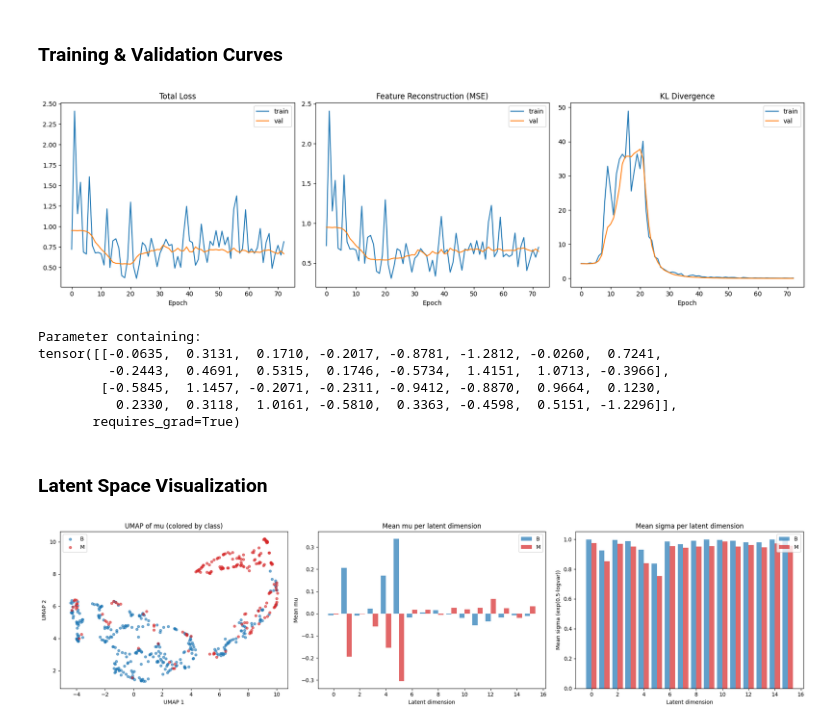
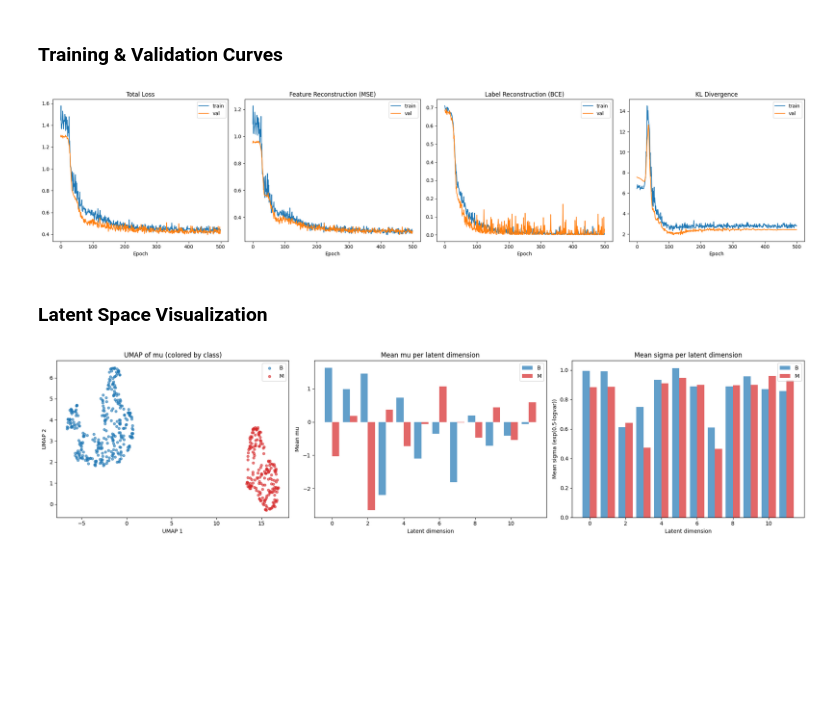
Before and after one commit to gavinkornitsky/DS4420_Project, a Jupyter notebook: train.ipynb, the cells around one changed output. Cells and saved outputs as stored; diff of their text form; code cells hidden in the pictures; blank space fills up the shorter version.

```diff
--- a/train.ipynb
+++ b/train.ipynb
@@ -10,12 +10,12 @@ from l_modules import VAEModule
 import torch
 # %%
 SEED = 42
-BATCH_SIZE = 32
+BATCH_SIZE = 64
 INPUT_DIM = 30
 LABEL_DIM = 2
-LATENT_DIM = 16
+LATENT_DIM = 12
 MAX_EPOCHS = 500
-VERSION = "conditional_vae_v2"
+VERSION = "joint_vae_v3"
 
 l.seed_everything(SEED)
 # %% [output]
@@ -99,54 +111,52 @@ the `num_workers` argument` to `num_workers=9` in the `DataLoader` to improve pe
 import pandas as pd
 import matplotlib.pyplot as plt
 
-metrics = pd.read_csv(f"{logger.log_dir}/metrics.csv")
+metrics = pd.read_csv(f"{logger.log_dir}/metrics.csv").groupby("epoch").mean()
 
 # CSVLogger writes train and val metrics on separate rows per step,
 # so we collapse them per epoch
 train = metrics.dropna(subset=["train_loss"]).groupby("epoch").last()
 val = metrics.dropna(subset=["val_loss"]).groupby("epoch").last()
 
-fig, axes = plt.subplots(1, 3, figsize=(17, 5))
+fig, axes = plt.subplots(1, 4, figsize=(22, 5))
 
 # Total loss
 axes[0].plot(train.index, train["train_loss"], label="train")
 axes[0].plot(val.index, val["val_loss"], label="val")
 axes[0].set_title("Total Loss")
 axes[0].set_xlabel("Epoch")
 axes[0].legend()
 
 # Feature reconstruction (MSE)
 axes[1].plot(train.index, train["train_recon_cont"], label="train")
 axes[1].plot(val.index, val["val_recon_cont"], label="val")
 axes[1].set_title("Feature Reconstruction (MSE)")
 axes[1].set_xlabel("Epoch")
 axes[1].legend()
 
-# KL divergence
-axes[2].plot(train.index, train["train_kl_div"], label="train")
-axes[2].plot(val.index, val["val_kl_div"], label="val")
-axes[2].set_title("KL Divergence")
+# Label reconstruction (BCE)
+axes[2].plot(train.index, train["train_recon_label"], label="train")
+axes[2].plot(val.index, val["val_recon_label"], label="val")
+axes[2].set_title("Label Reconstruction (BCE)")
 axes[2].set_xlabel("Epoch")
 axes[2].legend()
+
+# KL divergence
+axes[3].plot(train.index, train["train_kl_div"], label="train")
+axes[3].plot(val.index, val["val_kl_div"], label="val")
+axes[3].set_title("KL Divergence")
+axes[3].set_xlabel("Epoch")
+axes[3].legend()
 
 plt.tight_layout()
 
 plots_dir = os.path.join(logger.log_dir, "plots")
 os.makedirs(plots_dir, exist_ok=True)
 fig.savefig(os.path.join(plots_dir, "training_curves.png"), dpi=150)
 
 plt.show()
 # %% [output]
-[figure, old version]
+[figure, new version]
-# %%
-model.prior_mu
-# %% [output]
-Parameter containing:
-tensor([[-0.0635,  0.3131,  0.1710, -0.2017, -0.8781, -1.2812, -0.0260,  0.7241,
-         -0.2443,  0.4691,  0.5315,  0.1746, -0.5734,  1.4151,  1.0713, -0.3966],
-        [-0.5845,  1.1457, -0.2071, -0.2311, -0.9412, -0.8870,  0.9664,  0.1230,
-          0.2330,  0.3118,  1.0161, -0.5810,  0.3363, -0.4598,  0.5151, -1.2296]],
-       requires_grad=True)
 # %% [markdown]
 ### Latent Space Visualization
 # %%
@@ -160,7 +170,7 @@ all_X = torch.cat([data_module.train_X, data_module.val_X])
 all_y = torch.cat([data_module.train_y, data_module.val_y])
 
 with torch.no_grad():
-    mu, logvar = model.encode(all_X.float(), all_y.unsqueeze(1).float())
+    mu, logvar = model.encode(all_X.float(),)
     mu = mu.numpy()
     logvar = logvar.numpy()
     std = np.exp(0.5 * logvar)
@@ -209,4 +219,4 @@ plt.tight_layout()
 fig.savefig(os.path.join(plots_dir, "latent_space.png"), dpi=150)
 plt.show()
 # %% [output]
-[figure, old version]
+[figure, new version]
```
Also changed, not shown: parts of 3 cells of this notebook, 3 other files.
